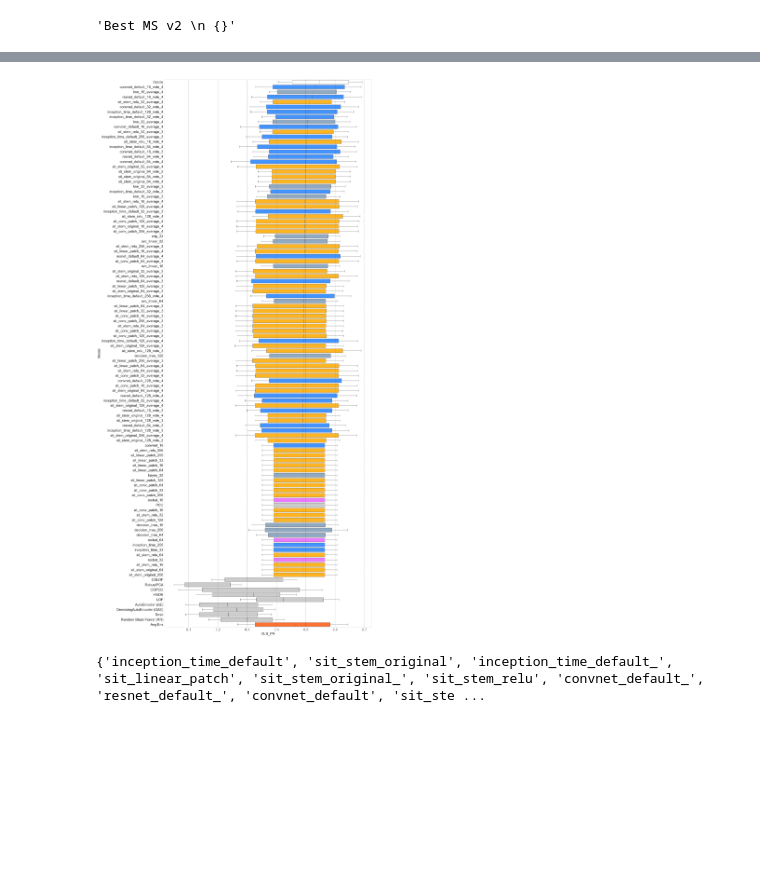
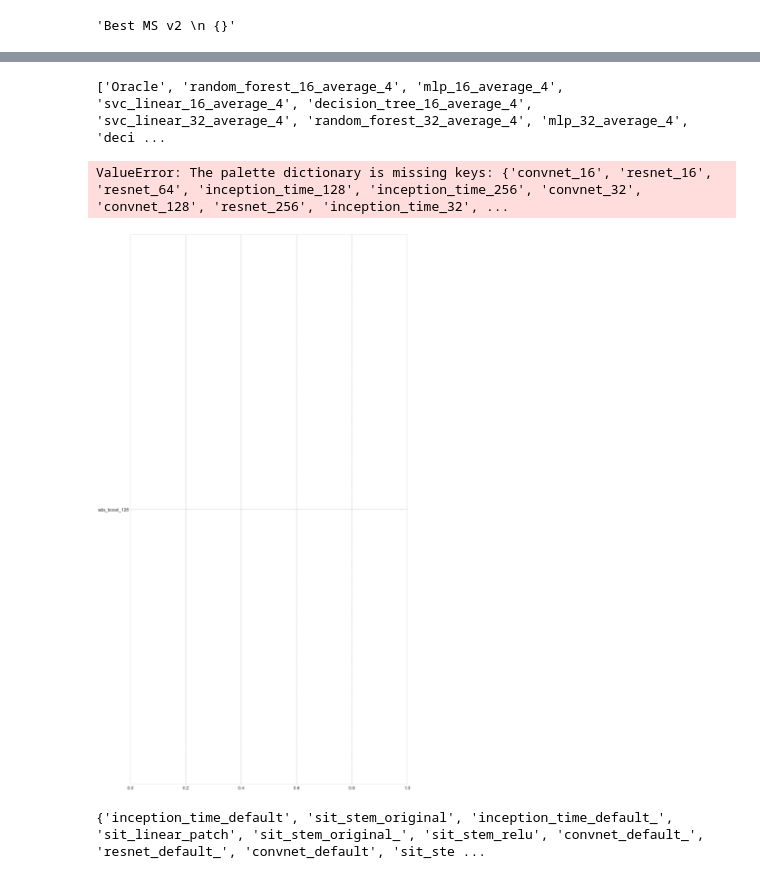
Before and after one commit to doanthihoaithu/MSAD, a Jupyter notebook: analyze_combining_detectors.ipynb, the cells around one changed output, grey strips where cells are left out. Saved outputs shown, nothing was run; the diff lists cells and outputs as text; code cells hidden in the pictures; blank space fills up the shorter version.

```diff
--- a/analyze_combining_detectors.ipynb
+++ b/analyze_combining_detectors.ipynb
@@ -240,9 +240,9 @@ methods_colors = {
 #     'resnet_{}',]
 methods_conv = [
 
-    'inception_time_{}',
-    'convnet_{}',
-    'resnet_{}',
+    # 'inception_time_{}',
+    # 'convnet_{}',
+    # 'resnet_{}',
     'inception_time_default_{}',
     'convnet_default_{}',
     'resnet_default_{}',]
@@ -515,7 +515,7 @@ plt.figure(figsize=(20, 40))
 plt.grid(color='k', linestyle='--', linewidth=1, alpha=0.4)
 
 order = list(combined_df.groupby('Model')[measure_name].median().sort_values().index)[::-1]
-# print(order)
+print(order[:10])
 # order = list(df[all_methods].median().sort_values().index)[:20]
 
 my_pal = {method: methods_colors["detectors"] for method in detector_names}
@@ -537,7 +537,8 @@ for family, color in zip([methods_conv_combine, methods_sit_combine, methods_ts_
 my_pal = {**my_pal,**{"Avg Ens": methods_colors["avg_ens"], 'Oracle': methods_colors["oracle"]}}
 
 # Crete boxplot and stripplot
-showed_model_selectors = order[:100]
+# showed_model_selectors = order[:120]
+showed_model_selectors = sorted(model_selectors_v1 + model_selectors_v1_in_v2)
 for detector in detector_names:
     if detector not in showed_model_selectors:
         showed_model_selectors.append(detector)
@@ -556,34 +557,36 @@ for tick_label in g.axes.get_xticklabels():
         tick_label.set_color(methods_colors["rocket"])
     elif ('Oracle' in tick_label.get_text()):
         tick_label.set_color("black")
     elif ('Avg Ens' in tick_label.get_text()):
         tick_label.set_color(methods_colors["avg_ens"])
     elif '_'not  in tick_label.get_text():
         tick_label.set_color("#999999")
     else:
         tick_label.set_color(methods_colors["feature_based"])
 
 # Change xtick labels to camera-ready names
 new_xticks_labels = []
 for i, tick_label in enumerate(g.axes.get_xticklabels()):
     method_name = tick_label.get_text()
     if method_name in final_names:
         tick_label.set_text(final_names[method_name])
     else:
         tick_label.set_text(method_name)
     new_xticks_labels.append(tick_label)
 g.axes.set_xticklabels(new_xticks_labels)
 
 # plt.xticks(rotation=90)
 # plt.yticks(rotation=90)
 # plt.ylabel(final_names[measure_name])
 
 plt.tight_layout()
 # plt.savefig(figure_path.format('5_overall_results_full_1'))
 plt.show()
 plt.close()
 # %% [output]
+['Oracle', 'random_forest_16_average_4', 'mlp_16_average_4', 'svc_linear_16_average_4', 'decision_tree_16_average_4', 'svc_linear_32_average_4', 'random_forest_32_average_4', 'mlp_32_average_4', 'deci ...
+ValueError: The palette dictionary is missing keys: {'convnet_16', 'resnet_16', 'resnet_64', 'inception_time_128', 'inception_time_256', 'convnet_32', 'convnet_128', 'resnet_256', 'inception_time_32', ...
-[figure, old version]
+[figure, new version]
 # %%
 print(set([f[:-3] for f in df['Model Selector'].unique()]))
 # %% [output]
```
Also changed, not shown: parts of 10 cells of this notebook, 3 other files.
